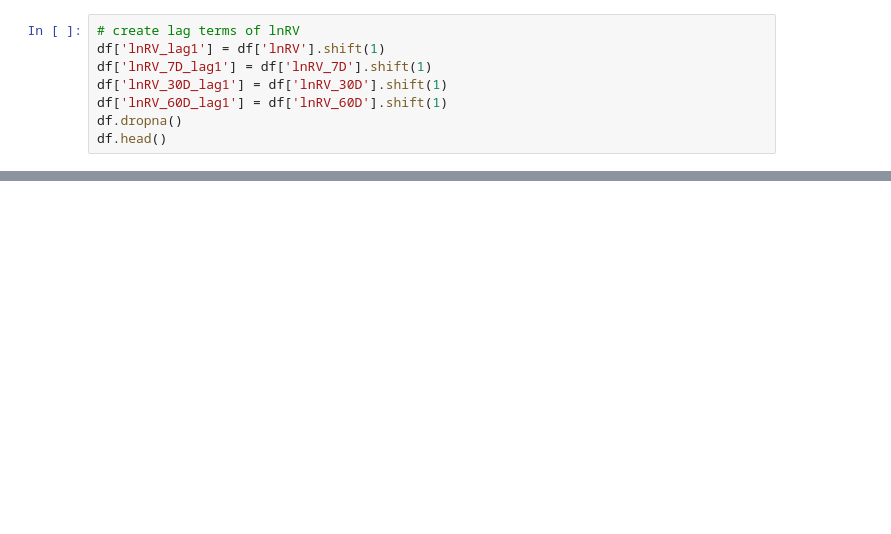
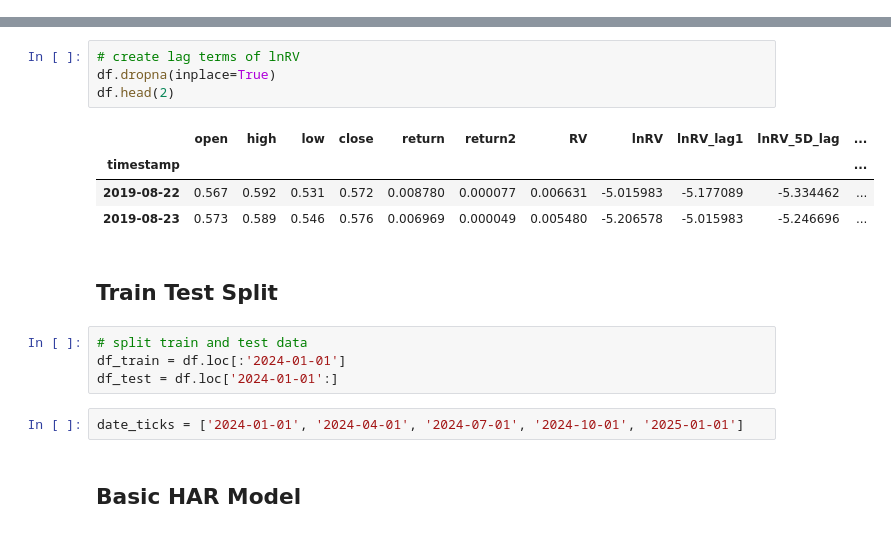
Before and after one commit to kiwi-lemongrass/DSE4101_Individual-Project, a Jupyter notebook: src/HAR.ipynb, the cells around one changed output, grey strips where cells are left out. Drawn from its saved outputs; the diff is of its cells as text; blank space fills up the shorter version.

```diff
--- a/src/HAR.ipynb
+++ b/src/HAR.ipynb
@@ -19,8 +25,0 @@ df.head()
-# %%
-# create lag terms of lnRV
-df['lnRV_lag1'] = df['lnRV'].shift(1)
-df['lnRV_7D_lag1'] = df['lnRV_7D'].shift(1)
-df['lnRV_30D_lag1'] = df['lnRV_30D'].shift(1)
-df['lnRV_60D_lag1'] = df['lnRV_60D'].shift(1)
-df.dropna()
-df.head()
@@ -34,0 +26,19 @@ df.head()
+# %%
+# create lag terms of lnRV
+df.dropna(inplace=True)
+df.head(2)
+# %% [output]
+|  | open | high | low | close | return | return2 | RV | lnRV | lnRV_lag1 | lnRV_5D_lag | ... |
+| timestamp |  |  |  |  |  |  |  |  |  |  | ... |
+| 2019-08-22 | 0.567 | 0.592 | 0.531 | 0.572 | 0.008780 | 0.000077 | 0.006631 | -5.015983 | -5.177089 | -5.334462 | ... |
+| 2019-08-23 | 0.573 | 0.589 | 0.546 | 0.576 | 0.006969 | 0.000049 | 0.005480 | -5.206578 | -5.015983 | -5.246696 | ... |
+# %% [markdown]
+## Train Test Split
+# %%
+# split train and test data
+df_train = df.loc[:'2024-01-01']
+df_test = df.loc['2024-01-01':]
+# %%
+date_ticks = ['2024-01-01', '2024-04-01', '2024-07-01', '2024-10-01', '2025-01-01']
+# %% [markdown]
+## Basic HAR Model
```
Also changed, not shown: parts of 16 cells of this notebook, 6 other files.
